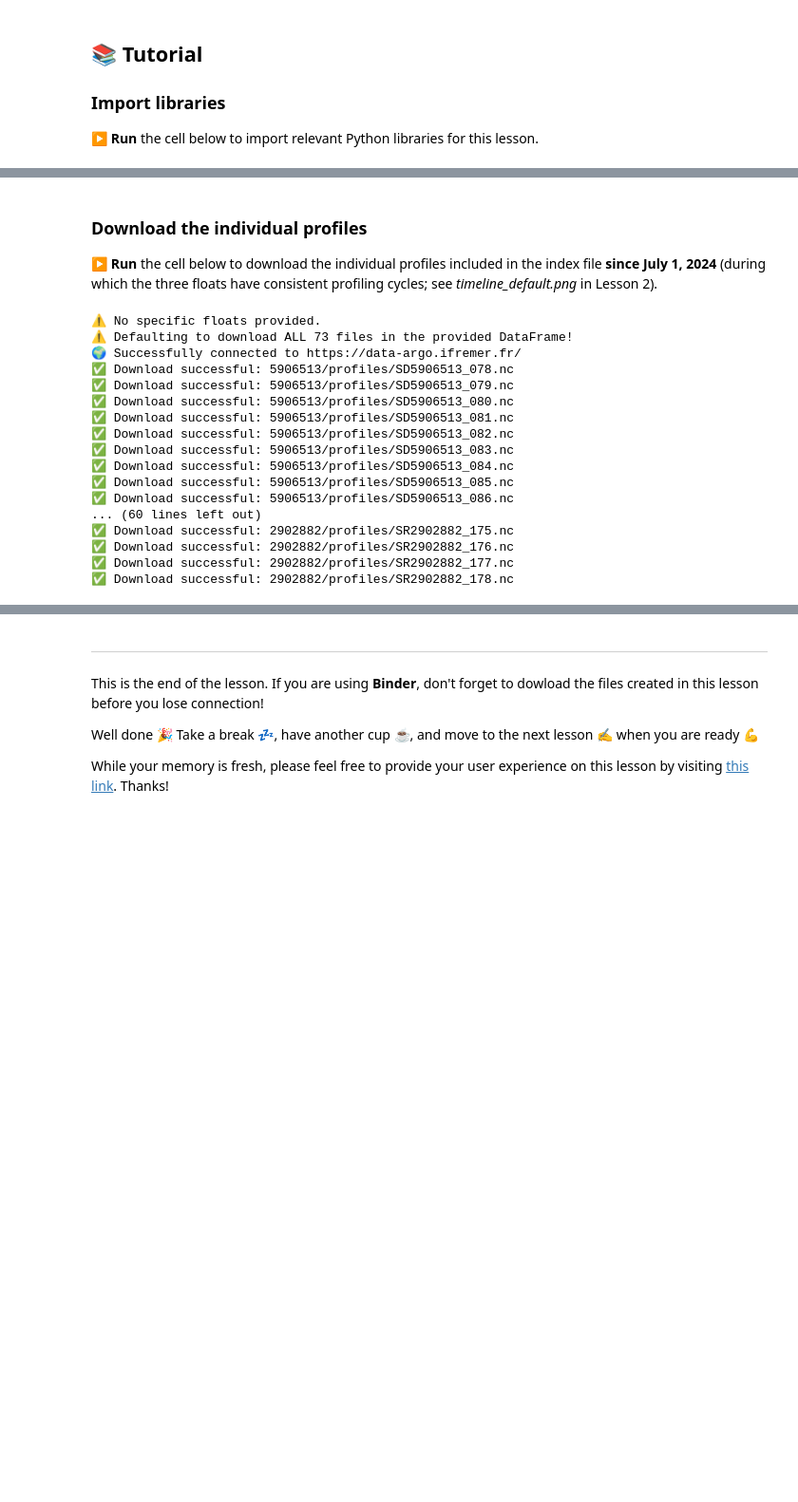
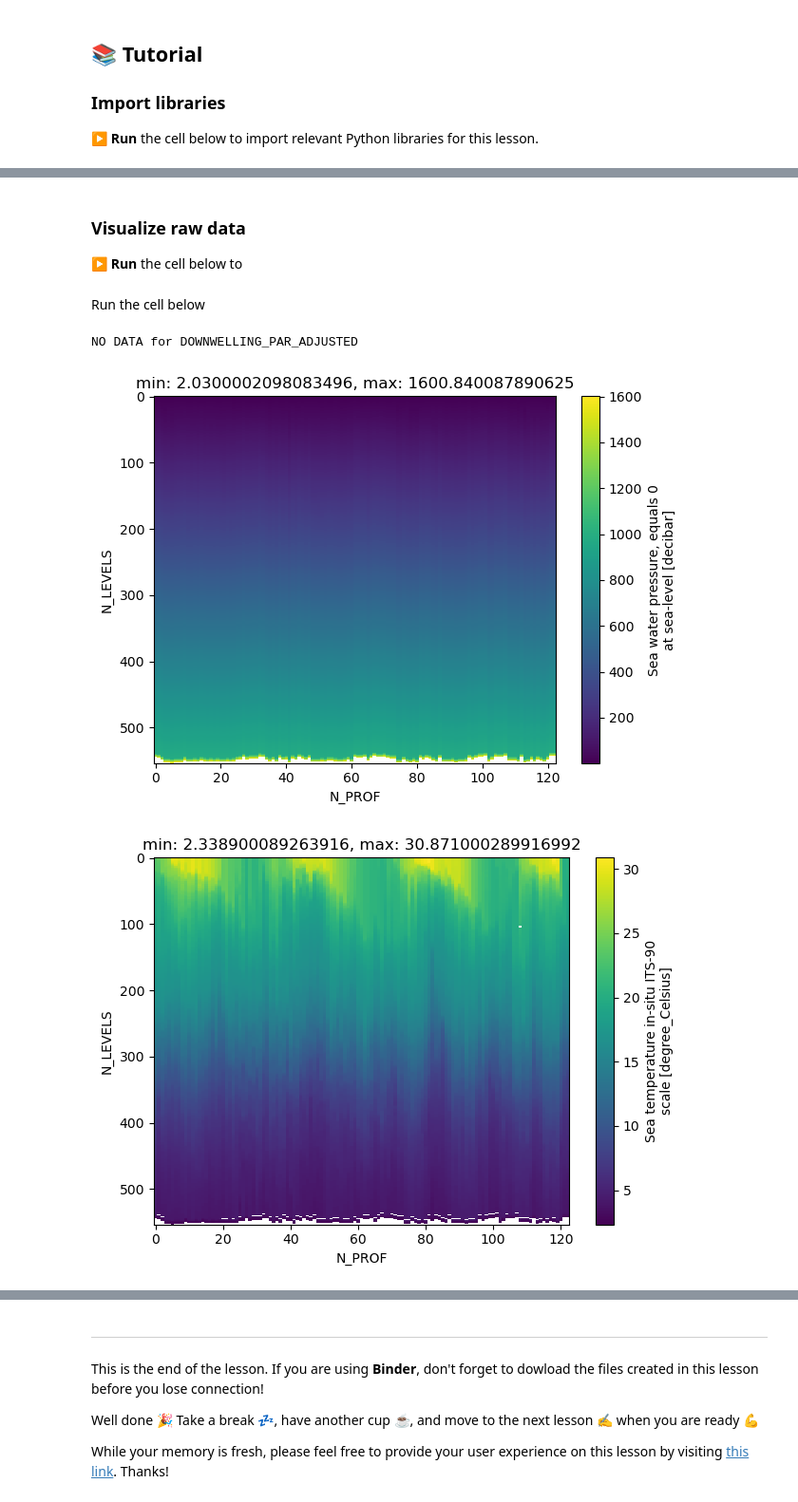
Before and after one commit to hakaseh/bgc-argo-tutorials, a Jupyter notebook: lessons/lesson_4.ipynb, the cells around one changed output, grey strips where cells are left out. Shown at 95% size. Saved outputs shown, nothing was run; the diff lists cells and outputs as text; code cells hidden in the pictures; blank space fills up the shorter version.

Commit message:
modify lesson 4.

```diff
--- a/lessons/lesson_4.ipynb
+++ b/lessons/lesson_4.ipynb
@@ -193,25 +159,41 @@ download_argo(df_index, 5906513)
 # %% [markdown]
-### Download the individual profiles
+### Visualize raw data
 
-▶️ **Run** the cell below to download the individual profiles included in the index file **since July 1, 2024** (during which the three floats have consistent profiling cycles; see *timeline_default.png* in Lesson 2).
+▶️ **Run** the cell below to
 # %%
-df_index_limit = df_index[df_index['datetime'] >= pd.to_datetime("2024-07-01")]
-download_argo(df_index_limit, wmoid_input=None) # "wmoid_input=None" means download all in the index.
+def plot_raw(ds):
+
+    # standard variable names
+    vars_original = ['PRES_ADJUSTED',
+                     'TEMP_ADJUSTED',
+                     'PSAL_ADJUSTED',
+                     'DOWNWELLING_PAR_ADJUSTED',
+                     'NITRATE_ADJUSTED',
+                     'CHLA_ADJUSTED',
+                     'BBP700_ADJUSTED',
+                     'DOXY_ADJUSTED',
+                     'PH_IN_SITU_TOTAL_ADJUSTED',
+                    ]
+
+    for j in range(len(vars_original)): # loop over variables
+        try:
+            vars_original[j] in ds.data_vars
+            if ds[vars_original[j]].notnull().any(): # if finite values exit
+                plt.figure()
+                mmin,mmax = ds[vars_original[j]].min().astype(float).values,ds[vars_original[j]].max().astype(float).values
+                ds[vars_original[j]].plot(x="N_PROF",vmin=mmin,vmax=mmax)
+                plt.title(f"min: {mmin}, max: {mmax}")
+                plt.gca().invert_yaxis()
+                plt.tight_layout()
+            else:
+              print('NO VALID DATA for '+vars_original[j])
+        except:
+            print('NO DATA for '+vars_original[j])
-# %% [output]
-⚠️ No specific floats provided.
-⚠️ Defaulting to download ALL 73 files in the provided DataFrame!
-🌍 Successfully connected to https://data-argo.ifremer.fr/
-✅ Download successful: 5906513/profiles/SD5906513_078.nc
-✅ Download successful: 5906513/profiles/SD5906513_079.nc
-✅ Download successful: 5906513/profiles/SD5906513_080.nc
-✅ Download successful: 5906513/profiles/SD5906513_081.nc
-✅ Download successful: 5906513/profiles/SD5906513_082.nc
-✅ Download successful: 5906513/profiles/SD5906513_083.nc
-✅ Download successful: 5906513/profiles/SD5906513_084.nc
-✅ Download successful: 5906513/profiles/SD5906513_085.nc
-✅ Download successful: 5906513/profiles/SD5906513_086.nc
-... (60 lines left out)
-✅ Download successful: 2902882/profiles/SR2902882_175.nc
-✅ Download successful: 2902882/profiles/SR2902882_176.nc
-✅ Download successful: 2902882/profiles/SR2902882_177.nc
-✅ Download successful: 2902882/profiles/SR2902882_178.nc
+# %% [markdown]
+Run the cell below
+# %%
+plot_raw(ds)
+# %% [output]
+NO DATA for DOWNWELLING_PAR_ADJUSTED
+[figure, added]
+[figure, added]
```
Also changed, not shown: parts of 22 cells of this notebook.
